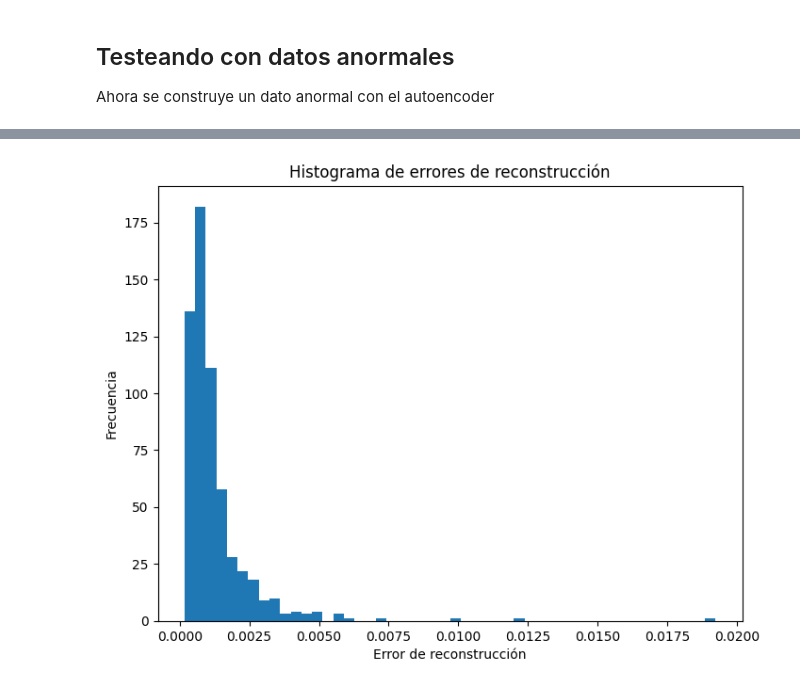
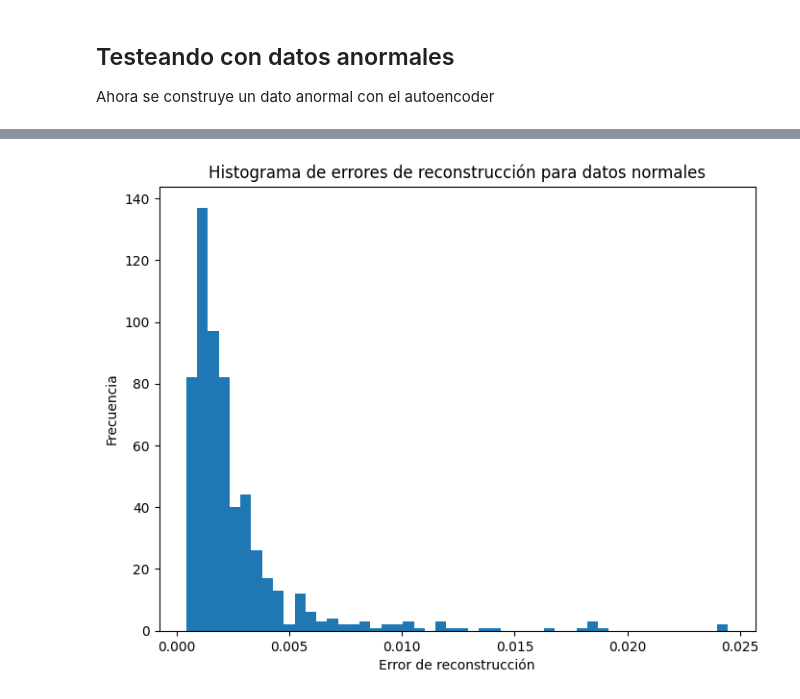
Before and after one commit to frantorres14/ECG-Anomaly-Detection-and-Classification-using-AutoEncoders, a Jupyter notebook: autoencoder_detection_anomalias.ipynb, the cells around one changed output, grey strips where cells are left out. Saved outputs shown, nothing was run; the diff lists cells and outputs as text; code cells hidden in the pictures.

```diff
--- a/autoencoder_detection_anomalias.ipynb
+++ b/autoencoder_detection_anomalias.ipynb
@@ -63,5 +64,5 @@ anormal_x_test = X_test[y_test == 0]
 # %%
-latent_dim = 8
+latent_dim = 2
 input_dim = X_train.shape[1]
 
 #Creando el modelo
@@ -231,7 +233,7 @@ mse_normal_test = np.mean(np.square(normal_x_test - reconstructed_normal_test),
 # Crear un histograma de los errores de reconstrucción
 plt.figure(figsize=(8, 6))
 plt.hist(mse_normal_test, bins=50)
-plt.title('Histograma de errores de reconstrucción')
+plt.title('Histograma de errores de reconstrucción para datos normales')
 plt.xlabel('Error de reconstrucción')
 plt.ylabel('Frecuencia')
 plt.show()
@@ -240 +242 @@ plt.show()
-[figure, old version]
+[figure, new version]
```
Also changed, not shown: parts of 18 cells of this notebook, 1 other file.
